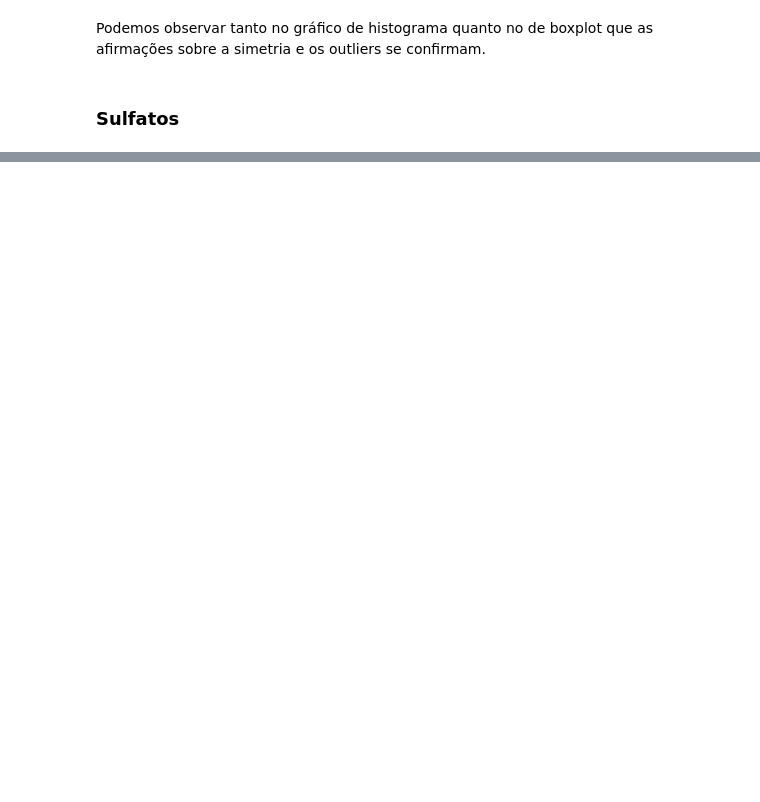
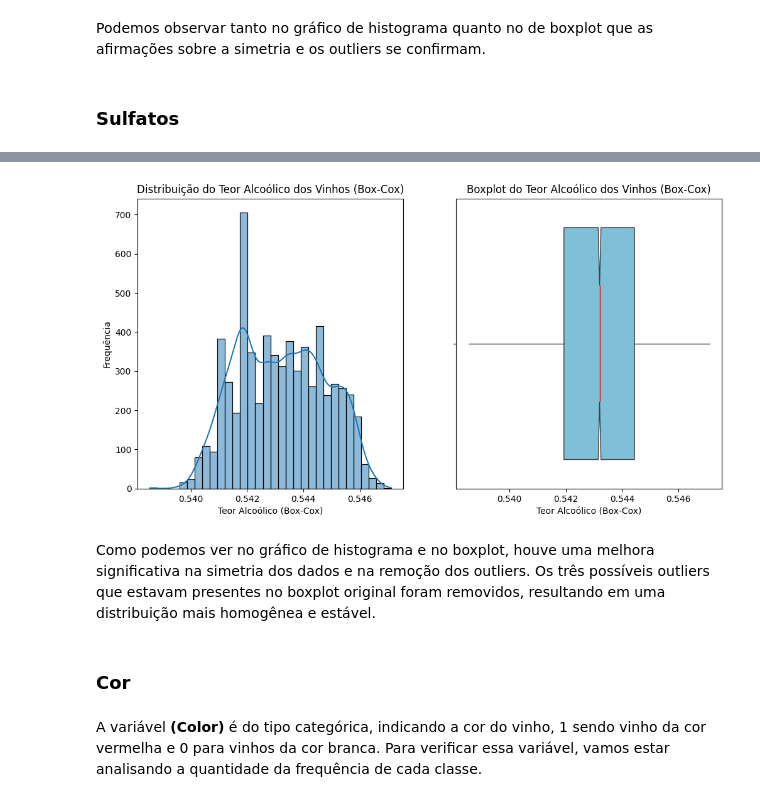
Before and after one commit to gabrieldadcarvalho/machine_learning, a Jupyter notebook: wine_quality/analitic_wine.ipynb, the cells around one changed output, grey strips where cells are left out. Cells and saved outputs as stored; diff of their text form; code cells hidden in the pictures; blank space fills up the shorter version.

```diff
--- a/wine_quality/analitic_wine.ipynb
+++ b/wine_quality/analitic_wine.ipynb
@@ -728,0 +854,22 @@ Podemos observar tanto no gráfico de histograma quanto no de boxplot que as afi
+# %%
+plt.figure(figsize=(12, 6))
+plt.subplot(1, 2, 1)
+sns.histplot(x['boxcox_alcohol'], kde=True)
+plt.title("Distribuição do Teor Alcoólico dos Vinhos (Box-Cox)")
+plt.xlabel("Teor Alcoólico (Box-Cox)")
+plt.ylabel("Frequência")
+plt.subplot(1, 2, 2)
+sns.boxplot(x['boxcox_alcohol'], orient='h', notch=True, showcaps=False,
+            boxprops={"facecolor": (0, .5, .7, .5)},
+            medianprops={"color": "r", "linewidth": 1})
+plt.title("Boxplot do Teor Alcoólico dos Vinhos (Box-Cox)")
+plt.xlabel("Teor Alcoólico (Box-Cox)")
+plt.show()
+# %% [output]
+[figure, added]
+# %% [markdown]
+Como podemos ver no gráfico de histograma e no boxplot, houve uma melhora significativa na simetria dos dados e na remoção dos outliers. Os três possíveis outliers que estavam presentes no boxplot original foram removidos, resultando em uma distribuição mais homogênea e estável.
+# %% [markdown]
+### Cor
+# %% [markdown]
+A variável **(Color)** é do tipo categórica, indicando a cor do vinho, 1 sendo vinho da cor vermelha e 0 para vinhos da cor branca. Para verificar essa variável, vamos estar analisando a quantidade da frequência de cada classe.
```
Also changed, not shown: parts of 58 cells of this notebook.
